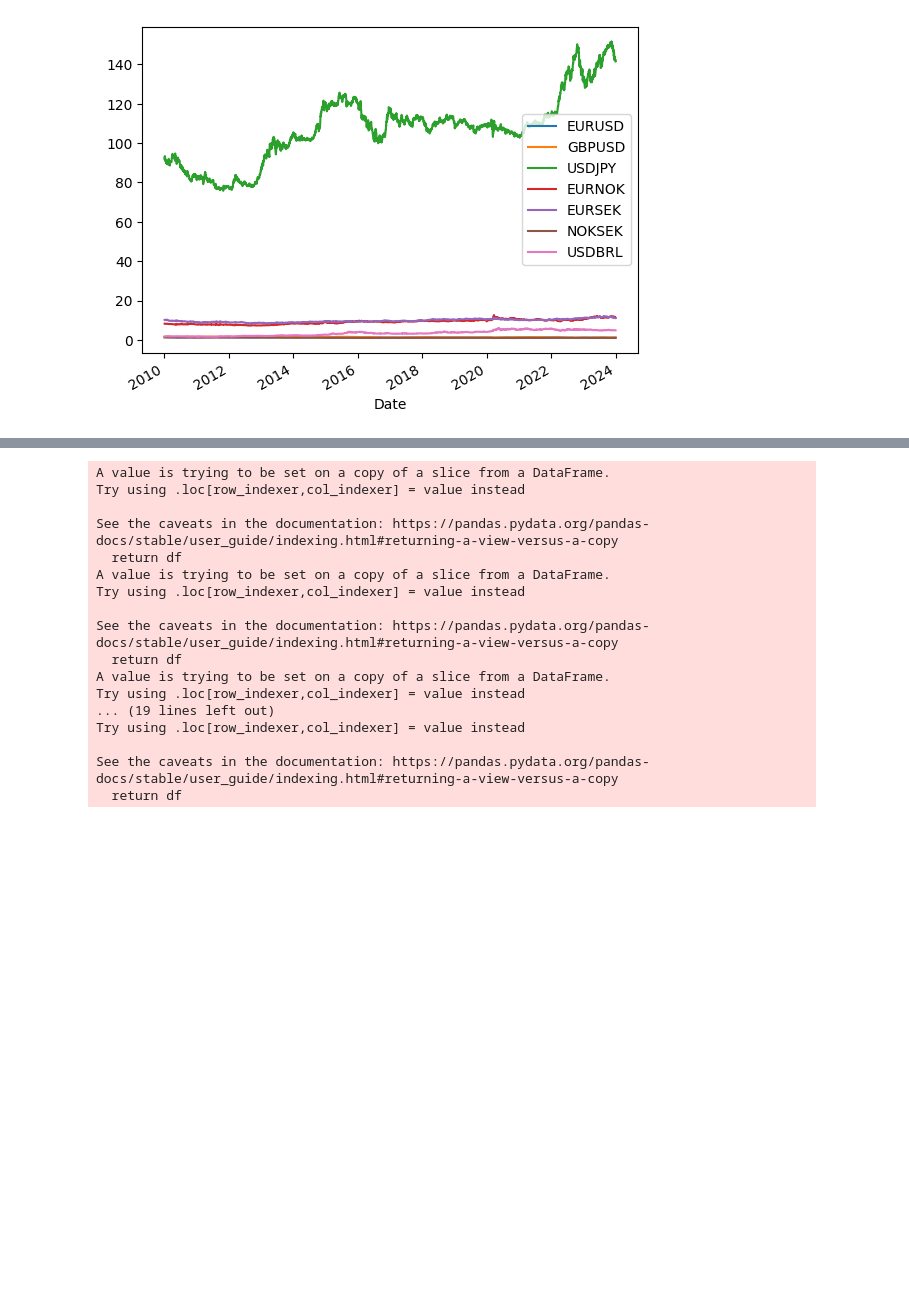
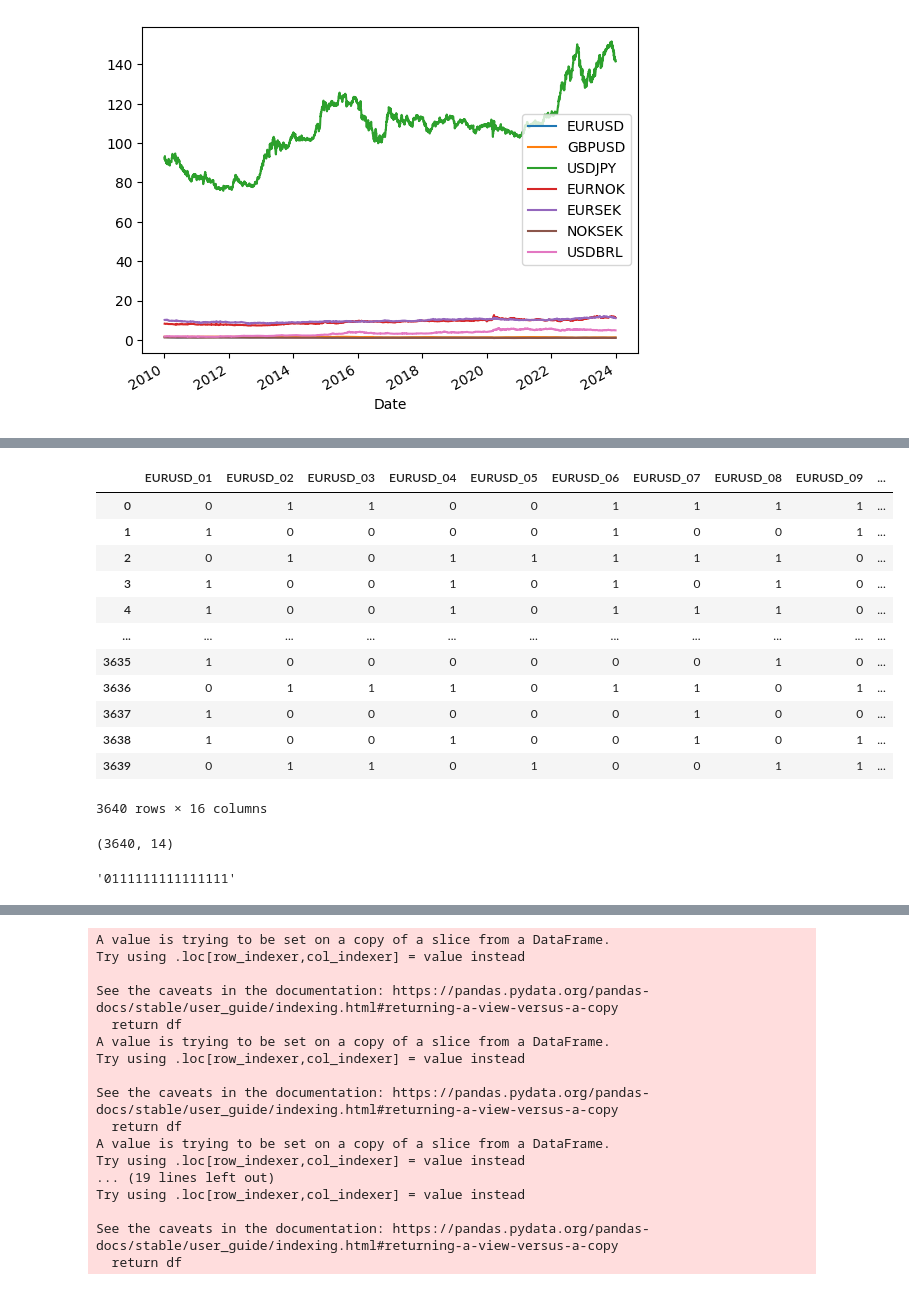
Before and after one commit to vtisserand/rbm, a Jupyter notebook: nbs/data.ipynb, the cells around one changed output, grey strips where cells are left out. Drawn from its saved outputs; the diff is of its cells as text; code cells hidden in the pictures; blank space fills up the shorter version.

Commit message:
feat: transform log returns to binary features

```diff
--- a/nbs/data.ipynb
+++ b/nbs/data.ipynb
@@ -37,0 +56,12 @@ df = compute_log_ret(df)
+# %%
+EPSILON = np.finfo(float).eps
+ccy_pairs = ["EURUSD"]
+dfs = []
+for instr in ccy_pairs:
+    curr_samples = df["{}_log_ret".format(instr)]
+
+    X_min = curr_samples.min() - EPSILON
+    X_max = curr_samples.max() + EPSILON
+
+
+    X_integer = ((curr_samples - X_min) / (X_max - X_min) * 65535).astype(int)
@@ -37,0 +84,2 @@ df = compute_log_ret(df)
+# %%
+X_binary = X_integer.apply(lambda x: format(x, '016b'))
@@ -37,0 +102,20 @@ df = compute_log_ret(df)
+# %%
+binary_split = X_binary.apply(list)
+
+binary_df = pd.DataFrame(binary_split.tolist(), columns=[f'EURUSD_{i:02}' for i in range(1, 17)])
+# %%
+binary_df
+# %% [output]
+|  | EURUSD_01 | EURUSD_02 | EURUSD_03 | EURUSD_04 | EURUSD_05 | EURUSD_06 | EURUSD_07 | EURUSD_08 | EURUSD_09 | ... |
+| 0 | 0 | 1 | 1 | 0 | 0 | 1 | 1 | 1 | 1 | ... |
+| 1 | 1 | 0 | 0 | 0 | 0 | 1 | 0 | 0 | 1 | ... |
+| 2 | 0 | 1 | 0 | 1 | 1 | 1 | 1 | 1 | 0 | ... |
+| 3 | 1 | 0 | 0 | 1 | 0 | 1 | 0 | 1 | 0 | ... |
+| 4 | 1 | 0 | 0 | 1 | 0 | 1 | 1 | 1 | 0 | ... |
+| ... | ... | ... | ... | ... | ... | ... | ... | ... | ... | ... |
+| 3635 | 1 | 0 | 0 | 0 | 0 | 0 | 0 | 1 | 0 | ... |
+| 3636 | 0 | 1 | 1 | 1 | 0 | 1 | 1 | 0 | 1 | ... |
+| 3637 | 1 | 0 | 0 | 0 | 0 | 0 | 1 | 0 | 0 | ... |
+| 3638 | 1 | 0 | 0 | 1 | 0 | 0 | 1 | 0 | 1 | ... |
+| 3639 | 0 | 1 | 1 | 0 | 1 | 0 | 0 | 1 | 1 | ... |
+3640 rows × 16 columns
@@ -37,0 +157,4 @@ df = compute_log_ret(df)
+# %%
+df.shape
+# %% [output]
+(3640, 14)
@@ -37,0 +176,4 @@ df = compute_log_ret(df)
+# %%
+float_to_binary(0.006299)
+# %% [output]
+'0111111111111111'
```
Also changed, not shown: parts of 10 cells of this notebook, 4 other files.
